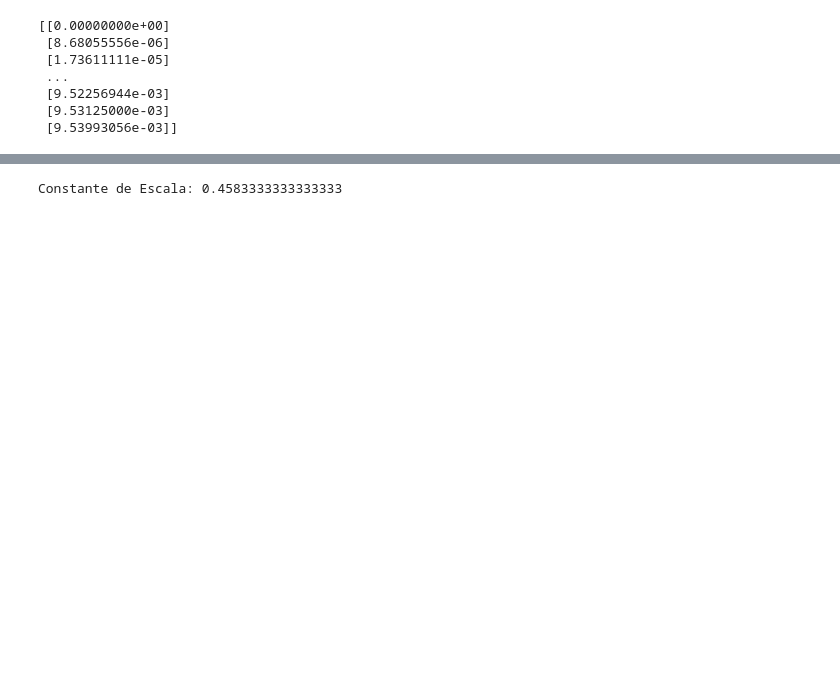
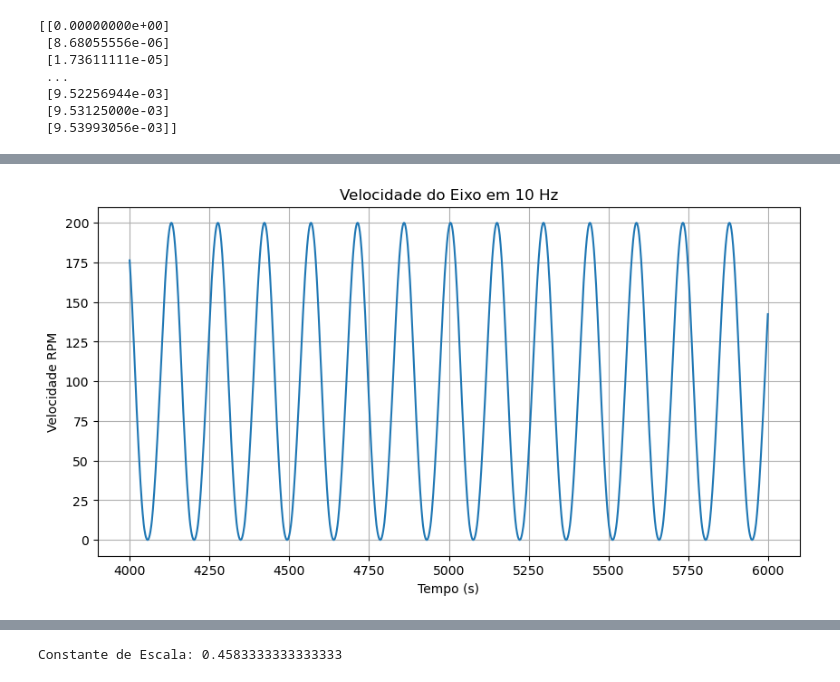
Before and after one commit to camillemotajf/lab_controle, a Jupyter notebook: filtro_data_10rpm.ipynb, the cells around one changed output, grey strips where cells are left out. Saved outputs shown, nothing was run; the diff lists cells and outputs as text; code cells hidden in the pictures; blank space fills up the shorter version.

Commit message:
Add gráficos da defasagem e ajustando a velocidade

```diff
--- a/filtro_data_10rpm.ipynb
+++ b/filtro_data_10rpm.ipynb
@@ -38,6 +38,8 @@ print(tempo_de_coleta)
  [9.52256944e-03]
  [9.53125000e-03]
  [9.53993056e-03]]
+# %%
+tensao = pd.read_csv('dados_senoide_10hz.csv')
 # %%
 plt.figure(figsize=(10,5))
 # plt.plot(data['tempo'].iloc[5:100], data['tensao'].iloc[5:100], label= 'Senoide Ts = 1ms')
@@ -51,0 +54,11 @@ plt.show()
+# %%
+plt.figure(figsize=(10,5))
+# plt.plot(data['tempo'].iloc[5:100], data['tensao'].iloc[5:100], label= 'Senoide Ts = 1ms')
+plt.plot(tensao['tensao'].iloc[4000:6000])
+plt.xlabel('Tempo (s)')
+plt.ylabel('Velocidade RPM')
+plt.title('Velocidade do Eixo em 10 Hz')
+plt.grid()
+plt.show()
+# %% [output]
+[figure, added]
```
Also changed, not shown: parts of 19 cells of this notebook, 16 other files.
